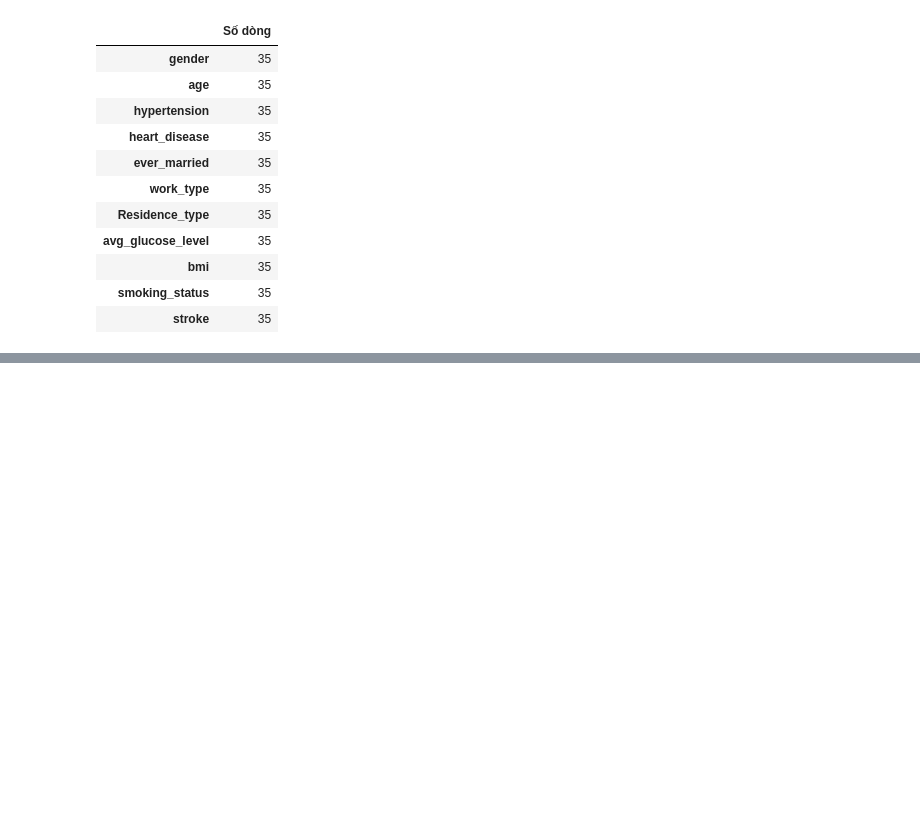
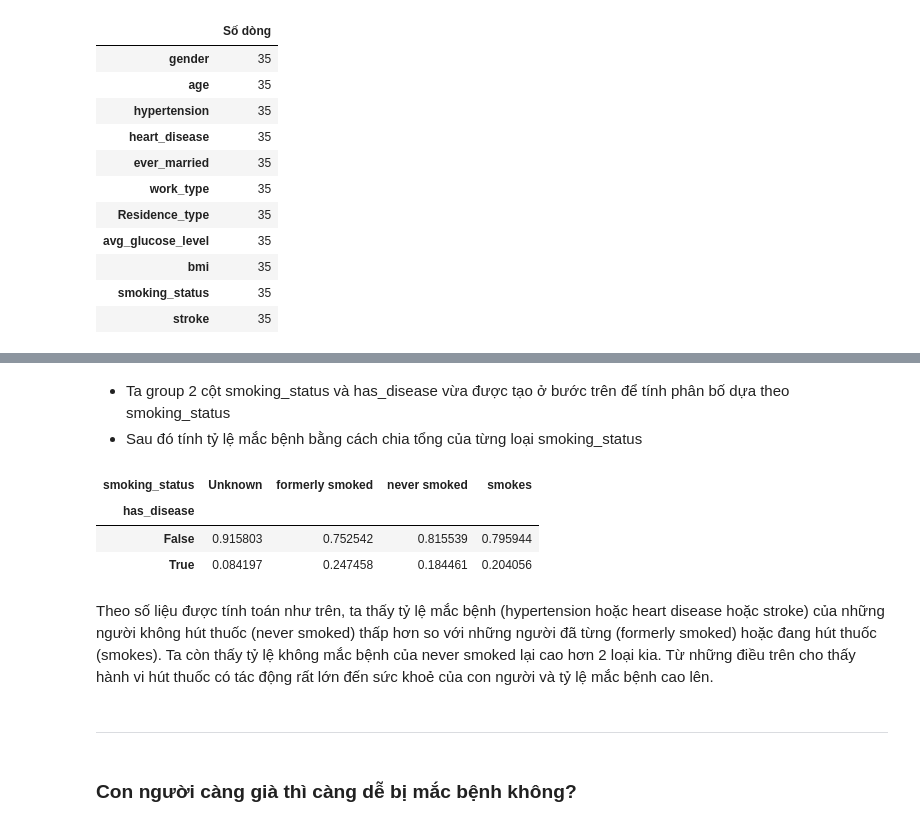
Before and after one commit to luthevy/LTKHDL_Final, a Jupyter notebook: vỹ.ipynb, the cells around one changed output, grey strips where cells are left out. Cells and saved outputs as stored; diff of their text form; code cells hidden in the pictures; blank space fills up the shorter version.

```diff
--- a/vỹ.ipynb
+++ b/vỹ.ipynb
@@ -455,0 +465,6 @@ fig.show()
+# %%
+copy_hcs_df = hcs_df.copy()
+has_disease = (hcs_df['hypertension'] == 1) | (hcs_df['heart_disease'] == 1) | (hcs_df['stroke'] == 1)
+copy_hcs_df['has_disease'] = has_disease
+
+copy_hcs_df['has_disease']
@@ -455,0 +484,19 @@ fig.show()
+# %% [markdown]
+- Ta group 2 cột smoking_status và has_disease vừa được tạo ở bước trên để tính phân bố dựa theo smoking_status
+- Sau đó tính tỷ lệ mắc bệnh bằng cách chia tổng của từng loại smoking_status
+# %%
+disease_smoke_df = copy_hcs_df.groupby(['smoking_status','has_disease']).size()
+disease_smoke_df = disease_smoke_df.unstack(0)
+disease_smoke_df = disease_smoke_df / disease_smoke_df.sum()
+disease_smoke_df
+# %% [output]
+| smoking_status | Unknown | formerly smoked | never smoked | smokes |
+| has_disease |  |  |  |  |
+| False | 0.915803 | 0.752542 | 0.815539 | 0.795944 |
+| True | 0.084197 | 0.247458 | 0.184461 | 0.204056 |
+# %% [markdown]
+Theo số liệu được tính toán như trên, ta thấy tỷ lệ mắc bệnh (hypertension hoặc heart disease hoặc stroke) của những người không hút thuốc (never smoked) thấp hơn so với những người đã từng (formerly smoked) hoặc đang hút thuốc (smokes). Ta còn thấy tỷ lệ không mắc bệnh của never smoked lại cao hơn 2 loại kia. Từ những điều trên cho thấy hành vi hút thuốc có tác động rất lớn đến sức khoẻ của con người và tỷ lệ mắc bệnh cao lên.
+# %% [markdown]
+___
+# %% [markdown]
+### Con người càng già thì càng dễ bị mắc bệnh không?
```
Also changed, not shown: parts of 7 cells of this notebook.
